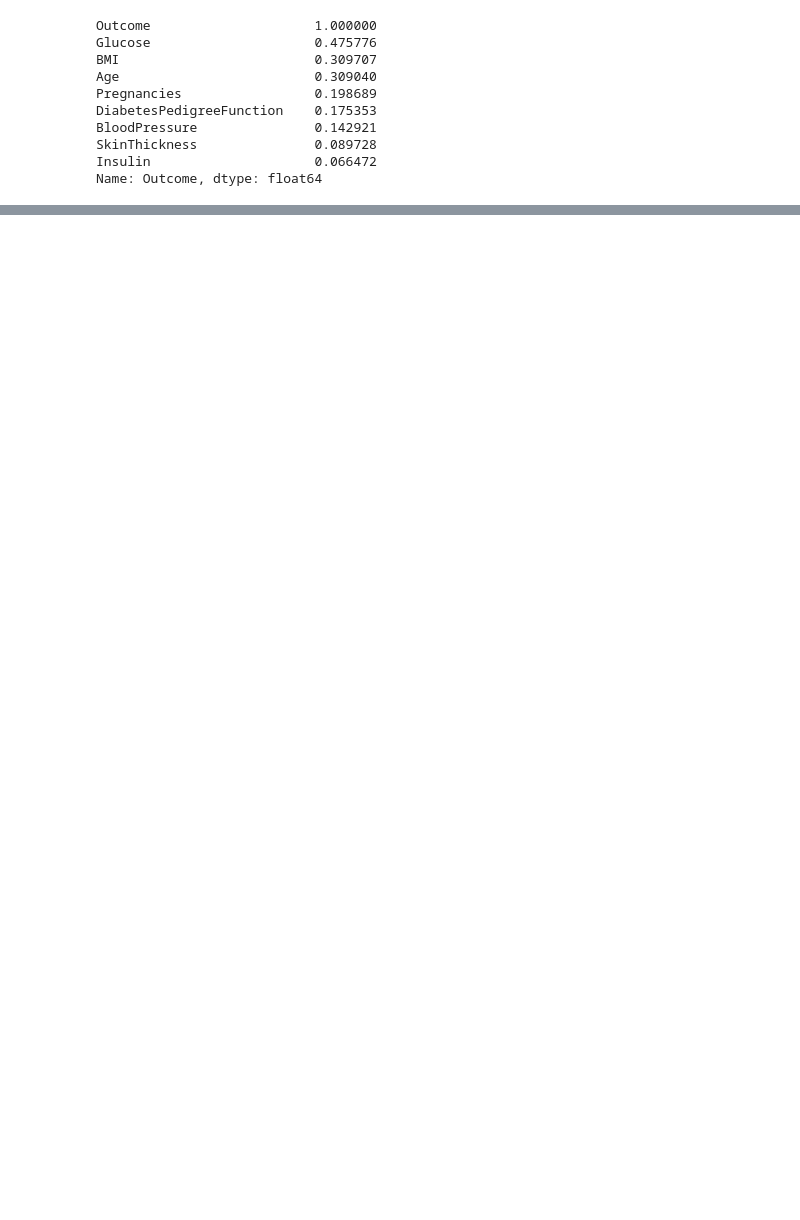
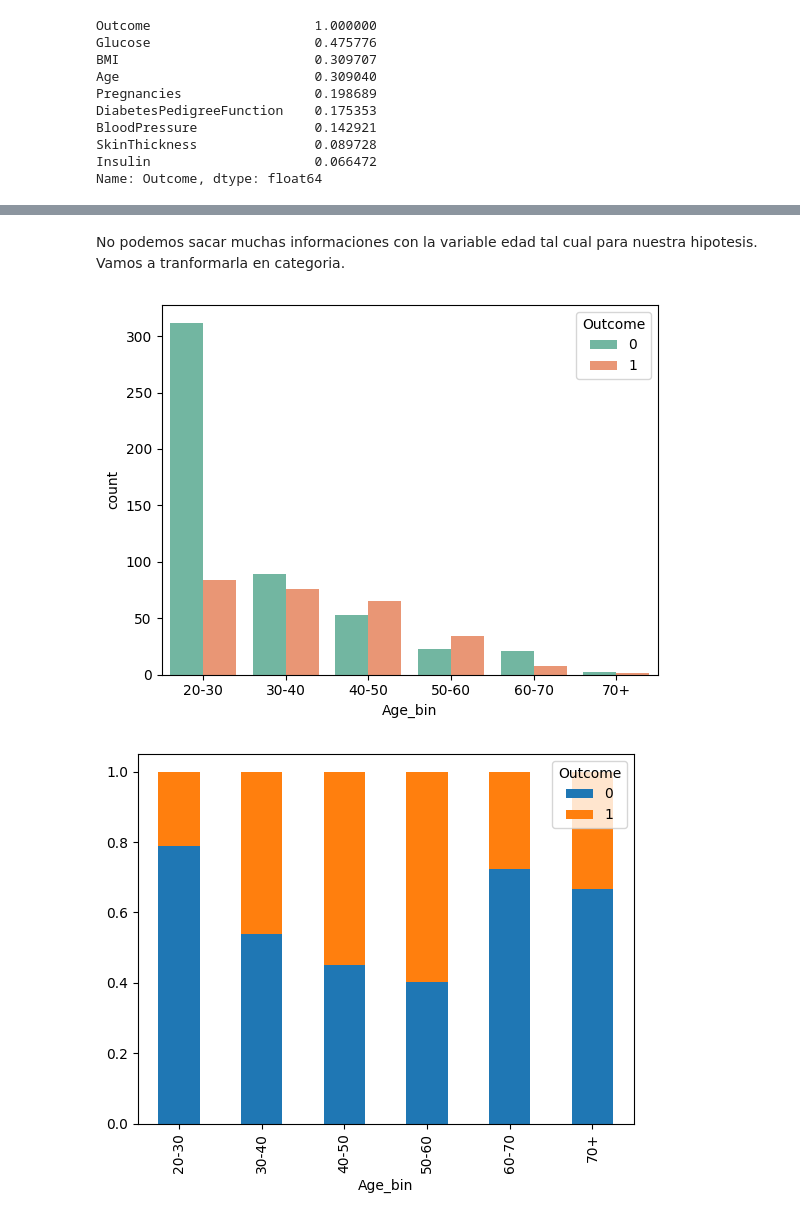
Before and after one commit to Amauryesic/Proyecto_ml, a Jupyter notebook: src/EDA.ipynb, the cells around one changed output, grey strips where cells are left out. Cells and saved outputs as stored; diff of their text form; code cells hidden in the pictures; blank space fills up the shorter version.

```diff
--- a/src/EDA.ipynb
+++ b/src/EDA.ipynb
@@ -254,0 +347,13 @@ Name: Outcome, dtype: float64
+# %% [markdown]
+No podemos sacar muchas informaciones con la variable edad tal cual para nuestra hipotesis. Vamos a tranformarla en categoria.
+# %%
+df_raw['Age_bin'] = pd.cut(df_raw['Age'], bins=[20, 30, 40, 50, 60, 70, np.inf], labels=['20-30', '30-40', '40-50', '50-60','60-70',"70+"],right=False)
+
+sns.countplot(data=df_raw, x="Age_bin", hue='Outcome', palette="Set2")
+plt.show()
+
+pd.crosstab(df_raw['Age_bin'], df_raw['Outcome'], normalize='index').plot(kind='bar', stacked=True)
+plt.show()
+# %% [output]
+[figure, added]
+[figure, added]
```
Also changed, not shown: parts of 29 cells of this notebook.
